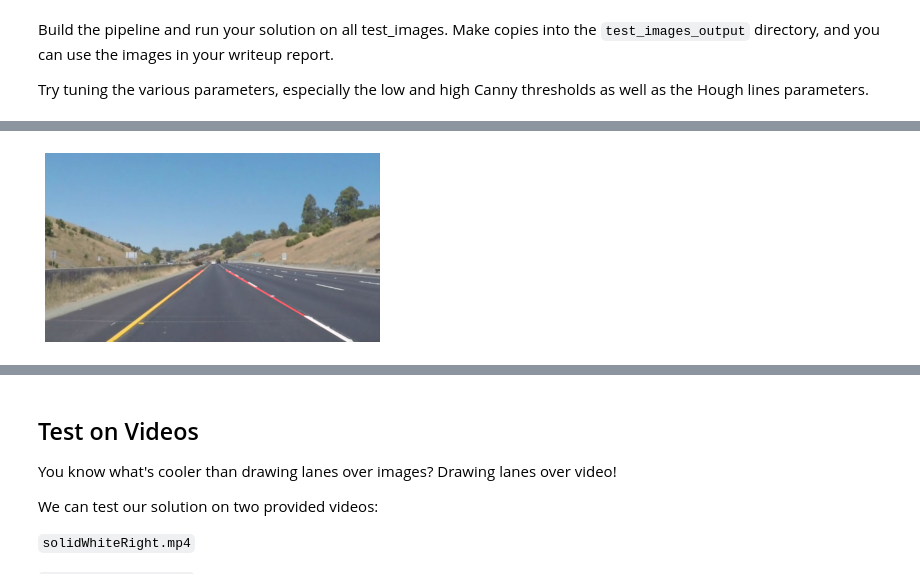
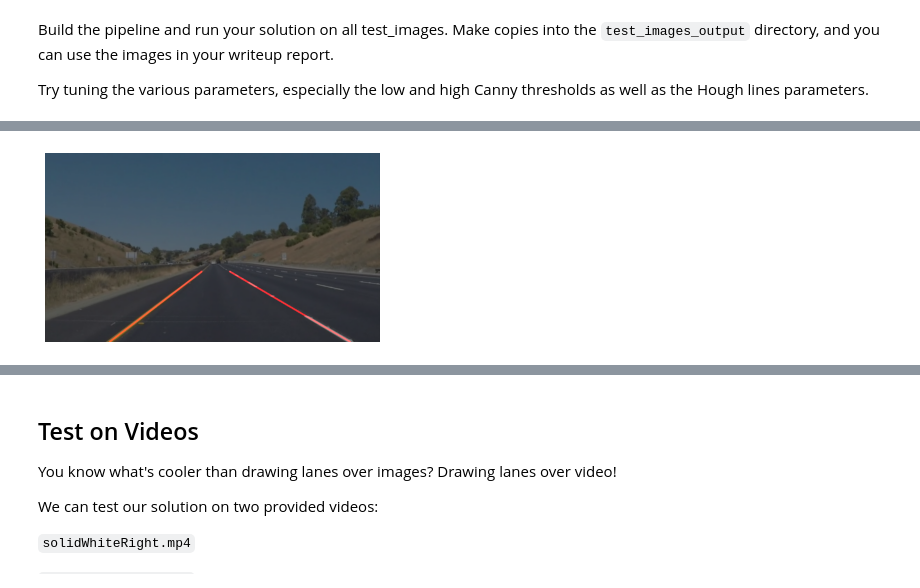
Before and after one commit to tmssmith/CarND-LaneLines-P1, a Jupyter notebook: P1.ipynb, the cells around one changed output, grey strips where cells are left out. Saved outputs shown, nothing was run; the diff lists cells and outputs as text; code cells hidden in the pictures.

Commit message:
Final P1.ipynb notebook TODO:  -> Document LaneFindVideo_GUI.py  -> Clean-up repo  -> Complete write-up

```diff
--- a/P1.ipynb
+++ b/P1.ipynb
@@ -336,95 +308,47 @@ Try tuning the various parameters, especially the low and high Canny thresholds
 inputfolder = "test_images"
 outputfolder = "test_images_output"
 
+# Color threshold values below were selected using color_detection.py
+color_thresholds = ([0,200,0],[180,255,255],[5,40,90],[90,255,255])
+
+
 gaus_kernel = 7
 
-canny_low = 80
-canny_high = 200
+canny_low = 70
+canny_high = 210
 
-images = []
-gray_images = []
-canny_images = []
-masked_images = []
-line_images = []
-left_lane = []
-right_lane = []
+roi_top = 338
+roi_bottom = 539
+vertices = np.array([[120,roi_bottom],[420,roi_top],[555,roi_top],[950,roi_bottom]],np.int32)
 
-vertices = np.array([[120,539],[420,338],[555,338],[950,539]],np.int32)
-
-rho = 1
+rho = 2
 theta = np.pi/180
-threshold = 50
-min_line_len = 30
+threshold = 52
+min_line_len = 80
 max_line_gap = 70
 
+for file in os.listdir(inputfolder):
 
-for file in os.listdir(inputfolder):
-#   ADD IF STATEMENT FOR 'IF IMAGE FILE'
+    imagename = os.path.splitext(file)[0]
 
     img_bgr = cv2.imread(os.path.join(inputfolder,file))
     img_rgb = cv2.cvtColor(img_bgr, cv2.COLOR_BGR2RGB)
+    img_colorMask = color_detection(img_rgb, color_thresholds)
     img_gray = grayscale(img_rgb)
     img_gaus = gaussian_blur(img_gray, gaus_kernel)
     img_canny = canny(img_gaus, canny_low, canny_high)
-    img_roi = region_of_interest(img_canny,[vertices])
+    img_comb = cv2.bitwise_or(img_colorMask, img_canny)
+    img_roi = region_of_interest(img_comb,[vertices])
+    (img_hough, hough_lines) = hough_transform(img_roi, rho, theta, threshold, min_line_len, max_line_gap)
+    img_lanes = fit_lane_lines(img_rgb, hough_lines, roi_top, roi_bottom)
+    img_overlay = weighted_img(img_lanes, img_rgb, α=0.5, β=0.9, γ=0.)
 
-    (left_lines, right_lines) = hough_lines(img_roi, rho, theta, threshold, min_line_len, max_line_gap)
-
-    img_hough_lines = np.zeros((img_rgb.shape[0], img_rgb.shape[1], 3), dtype=np.uint8)
-    draw_lines(img_hough_lines, left_lines)
-    draw_lines(img_hough_lines, right_lines)
-
-    img_hough_scatter = draw_points(img_rgb, left_lines, right_lines)
-
-    img_hough_best_fit = np.zeros((img_rgb.shape[0], img_rgb.shape[1], 3), dtype=np.uint8)
-    best_fit_line(img_hough_best_fit, left_lines)
-    best_fit_line(img_hough_best_fit, right_lines)
-
-
-#     img_overlay = weighted_img(img_hough_best_fit, img_hough_scatter, α=1., β=1., γ=0.)
-#     img_overlay = weighted_img(img_rgb, img_overlay, α=1., β=0.7, γ=0.)
-    img_overlay = weighted_img(img_hough_best_fit, img_rgb, α=1., β=1., γ=0.)
-
-#     (left_lines, right_lines) = hough_lines(img_roi, rho, theta, threshold, min_line_len, max_line_gap)
-#     img_hough = draw_lanes(img_rgb, left_lines, right_lines)
-#     img_overlay = weighted_img(img_hough, img_rgb, α=0.3, β=1., γ=0.)
-
-    images.append(img_rgb)
-    gray_images.append(img_gray)
-    canny_images.append(img_canny)
-    masked_images.append(img_roi)
-    line_images.append(img_hough_lines)
-
-#     plt.show()  # finally, render the plot
-#     plt.figure()
-#     plt.axis("off")
-#     plt.imshow(img_canny, cmap="gray")
-
-#     plt.figure()
-#     plt.axis("off")
-#     plt.imshow(img_roi, cmap="gray")
-
-#     plt.figure()
-#     plt.axis("off")
-#     plt.imshow(img_hough_scatter)
+    cv2.imwrite("test_images_output/" + imagename + "_colorMask.jpg", img_colorMask)
+    cv2.imwrite("test_images_output/" + imagename + "_canny.jpg", img_canny)
+    cv2.imwrite("test_images_output/" + imagename + "_comb.jpg", img_comb)
+    cv2.imwrite("test_images_output/" + imagename + "_overlay.jpg", img_overlay)
 
     plt.figure()
     plt.axis("off")
     plt.imshow(img_overlay)
-
-#     fig = plt.figure(figsize=(540, 960/3))
-
-#     # ax enables access to manipulate each of subplots
-#     ax = []
-
-#     for i in range(columns*rows):
-#         img = multiplot[i]
-#         # create subplot and append to ax
-#         ax.append( fig.add_subplot(rows, columns, i+1) )
-#         plt.axis("off")
-#     #     ax[-1].set_title("ax:"+str(i))  # set title
-#         if len(img.shape) == 3:
-#             plt.imshow(img)
-#         if len(img.shape) == 2:
-#             plt.imshow(img, cmap="gray")
 # %% [output]
@@ -435 +359 @@ for file in os.listdir(inputfolder):
-[figure, old version]
+[figure, new version]
```
Also changed, not shown: parts of 7 cells of this notebook, 42 other files.
